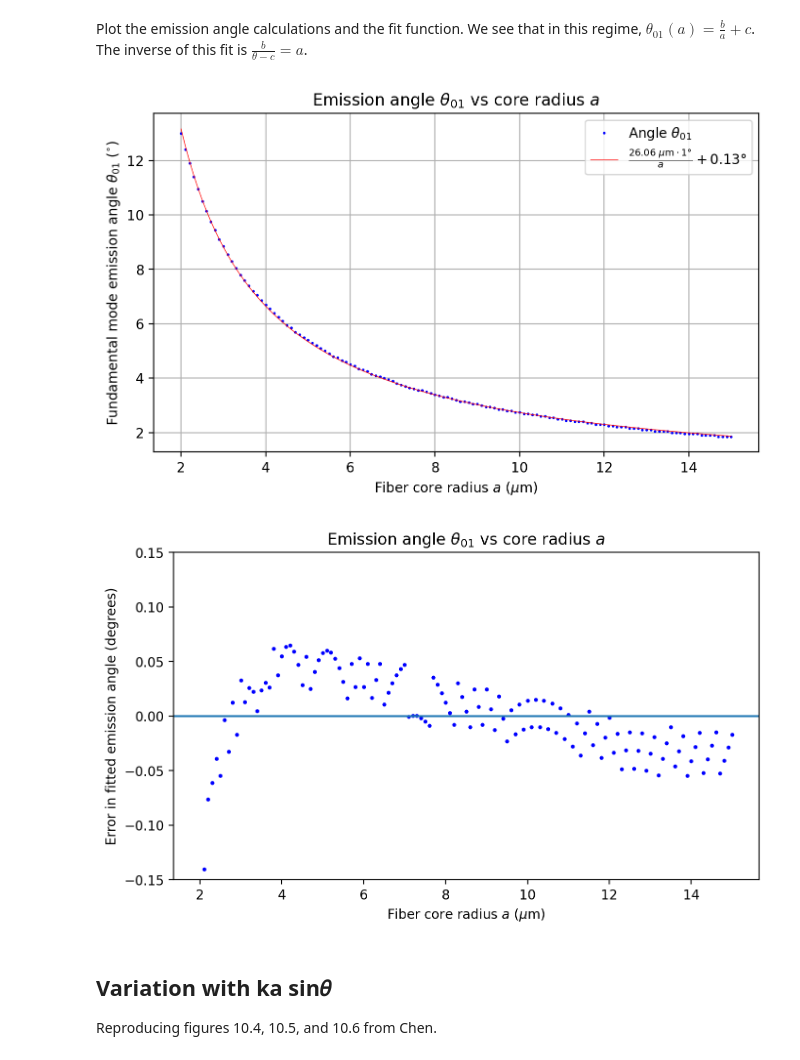
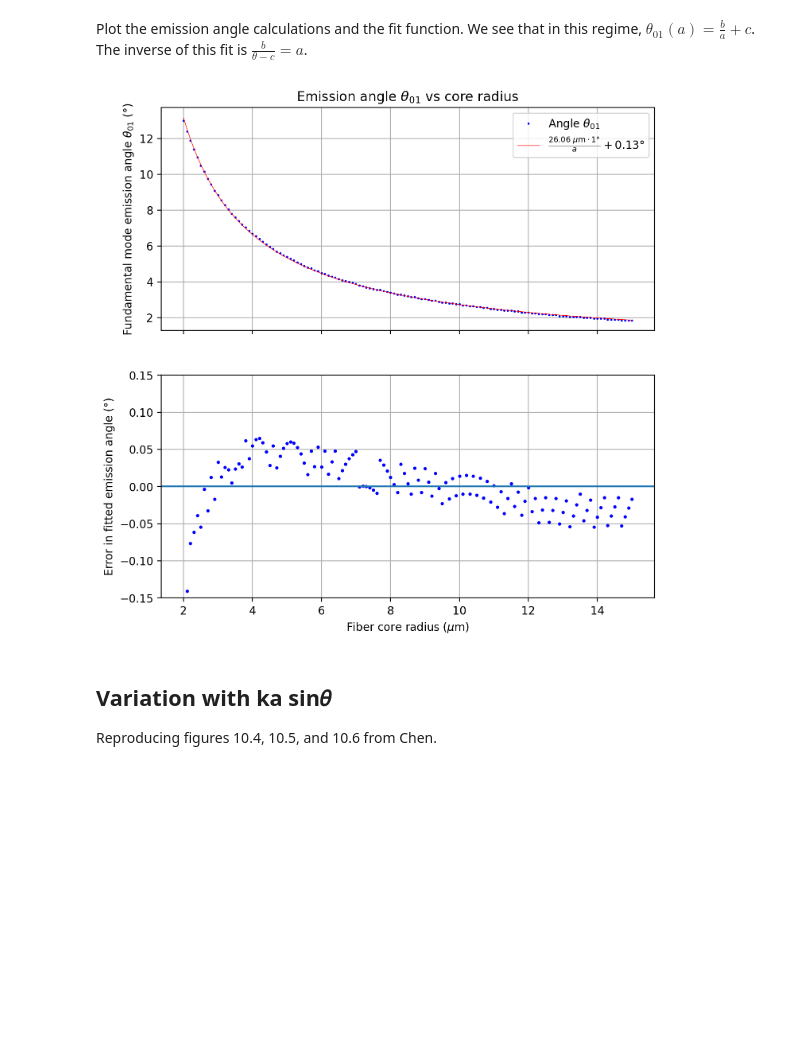
Before and after one commit to scottprahl/ofiber, a Jupyter notebook: docs/9-Far-field-irradiance.ipynb, the cells around one changed output. Drawn from its saved outputs; the diff is of its cells as text; code cells hidden in the pictures; blank space fills up the shorter version.

```diff
--- a/docs/9-Far-field-irradiance.ipynb
+++ b/docs/9-Far-field-irradiance.ipynb
@@ -196,28 +202,29 @@ fit = fxinv(a,popt[0],popt[1])
 # %% [markdown]
 Plot the emission angle calculations and the fit function.  We see that in this regime, $\theta_{01}(a) = \frac{b}{a} + c$. The inverse of this fit is $\frac{b}{\theta - c} = a$.
 # %%
-plt.figure(figsize=(8,4.5))
-plt.xlabel(r'Fiber core radius $a$ ($\mu$m)')
-plt.ylabel(r'Fundamental mode emission angle $\theta_{01}$ ($^{\circ}$)')
-plt.title(r'Emission angle $\theta_{01}$ vs core radius $a$')
+plt.figure(figsize=(8,8))
+plt.subplot(2,1,1)
+#plt.xlabel(r'Fiber core radius ($\mu$m)')
+plt.gca().set_xticklabels([])
+plt.ylabel(r'Fundamental mode emission angle $\theta_{01}$ (°)')
+plt.title(r'Emission angle $\theta_{01}$ vs core radius')
 plt.plot(a, firstMinDeg, 'ob', label=r'Angle $\theta_{01}$', markersize=1)
 s = r'$\frac{%5.2f \ \mu \text{m}\cdot 1°}{a} + %5.2f°$' % tuple(popt)
 plt.plot(a, fit,label=s, lw=0.5, color='red')
 plt.grid()
 plt.legend()
-plt.show()
 
-plt.figure(figsize=(8,4.5))
-plt.xlabel(r'Fiber core radius $a$ ($\mu$m)')
-plt.ylabel('Error in fitted emission angle (degrees)')
-plt.title(r'Emission angle $\theta_{01}$ vs core radius $a$')
+plt.subplot(2,1,2)
+plt.xlabel(r'Fiber core radius ($\mu$m)')
+plt.ylabel('Error in fitted emission angle (°)')
+#plt.title(r'Emission angle $\theta_{01}$ vs core radius')
 plt.plot(a, firstMinDeg-fit, 'ob', lw=0.5, markersize=2)
 plt.axhline(0)
 plt.ylim(-0.15,0.15)
+plt.grid(True)
 plt.show()
 # %% [output]
-[figure, old version]
+[figure, new version]
-[figure, removed]
 # %% [markdown]
 ## Variation with ka sin𝜃
 
```
Also changed, not shown: parts of 6 cells of this notebook, 11 other files.
